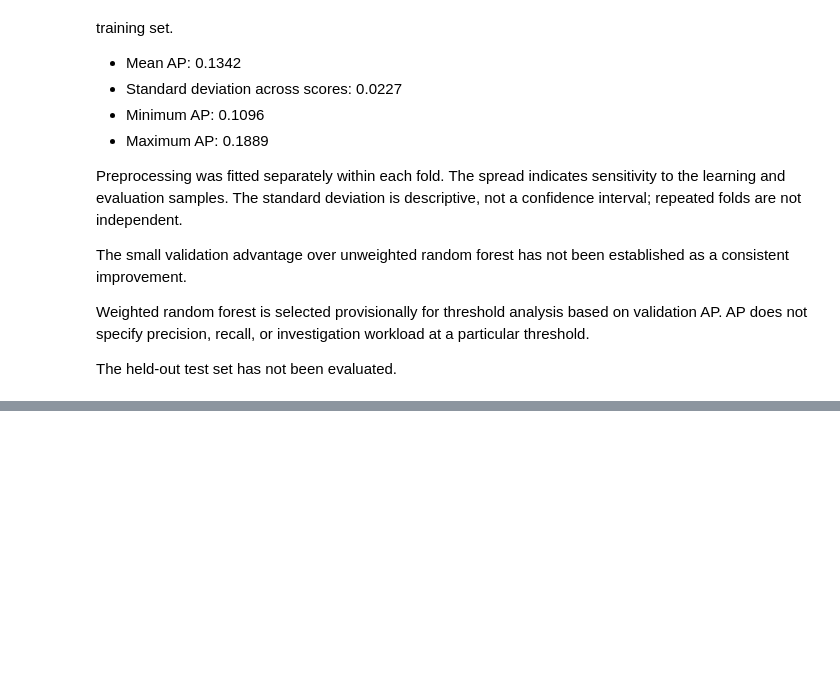
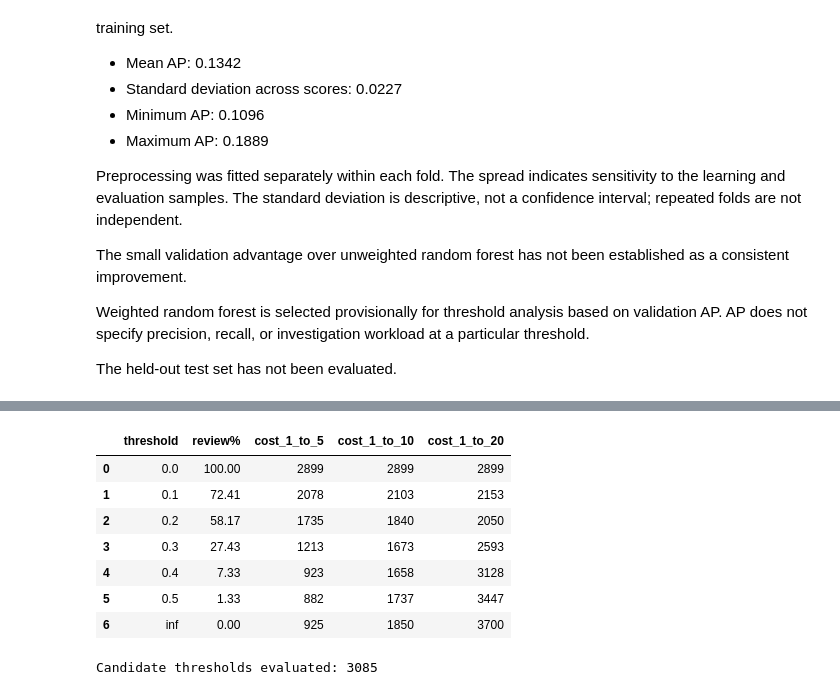
Before and after one commit to WhySoSerious404/trust-safety-analytics, a Jupyter notebook: 01-fraud-detection/fraud_detection.ipynb, the cells around one changed output, grey strips where cells are left out. Saved outputs shown, nothing was run; the diff lists cells and outputs as text; code cells hidden in the pictures; blank space fills up the shorter version.

```diff
--- a/01-fraud-detection/fraud_detection.ipynb
+++ b/01-fraud-detection/fraud_detection.ipynb
@@ -1150,0 +1264,68 @@ The held-out test set has not been evaluated.
+# %%
+threshold_table["cost_1_to_10"] = (
+    threshold_table["FP"]
+    + 10 * threshold_table["FN"]
+)
+
+threshold_table["cost_1_to_20"] = (
+    threshold_table["FP"]
+    + 20 * threshold_table["FN"]
+)
+
+threshold_table[
+    [
+        "threshold",
+        "review%",
+        "cost_1_to_5",
+        "cost_1_to_10",
+        "cost_1_to_20"
+    ]
+].round(2)
+# %% [output]
+|  | threshold | review% | cost_1_to_5 | cost_1_to_10 | cost_1_to_20 |
+| 0 | 0.0 | 100.00 | 2899 | 2899 | 2899 |
+| 1 | 0.1 | 72.41 | 2078 | 2103 | 2153 |
+| 2 | 0.2 | 58.17 | 1735 | 1840 | 2050 |
+| 3 | 0.3 | 27.43 | 1213 | 1673 | 2593 |
+| 4 | 0.4 | 7.33 | 923 | 1658 | 3128 |
+| 5 | 0.5 | 1.33 | 882 | 1737 | 3447 |
+| 6 | inf | 0.00 | 925 | 1850 | 3700 |
+# %%
+candidate_thresholds = np.append(
+    np.unique(rf_balanced_validation_scores),
+    np.inf
+)
+
+sweep_rows = []
+
+for threshold in candidate_thresholds:
+    flagged = rf_balanced_validation_scores >= threshold
+
+    tn, fp, fn, tp = confusion_matrix(
+        y_validation,
+        flagged,
+        labels=[0, 1]
+    ).ravel()
+
+    sweep_rows.append({
+        "threshold": threshold,
+        "TP": tp,
+        "FP": fp,
+        "FN": fn,
+        "TN": tn,
+        "precision%": 100 * tp / (tp + fp)
+                      if (tp + fp) > 0 else np.nan,
+        "recall%": 100 * tp / (tp + fn),
+        "review%": 100 * flagged.mean()
+    })
+
+cost_sweep = pd.DataFrame(sweep_rows)
+
+for missed_cost in [5, 10, 20]:
+    cost_sweep[f"cost_1_to_{missed_cost}"] = (
+        cost_sweep["FP"] + missed_cost * cost_sweep["FN"]
+    )
+
+print("Candidate thresholds evaluated:", len(cost_sweep))
+# %% [output]
+Candidate thresholds evaluated: 3085
```
Also changed, not shown: parts of 10 cells of this notebook.
